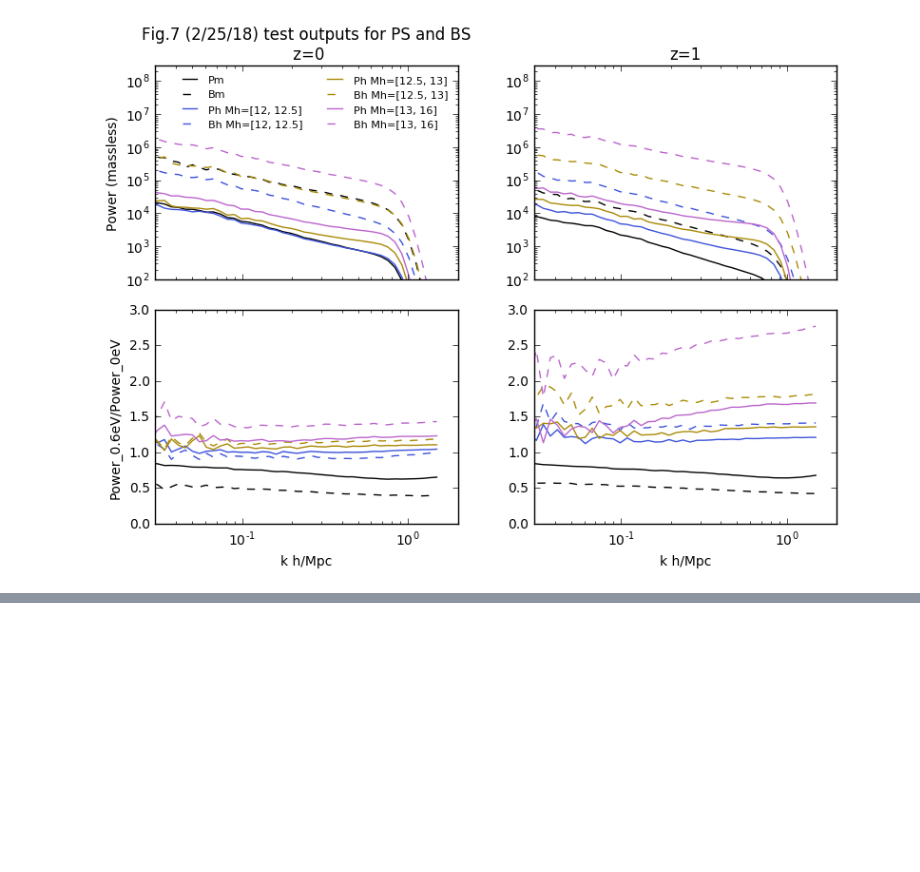
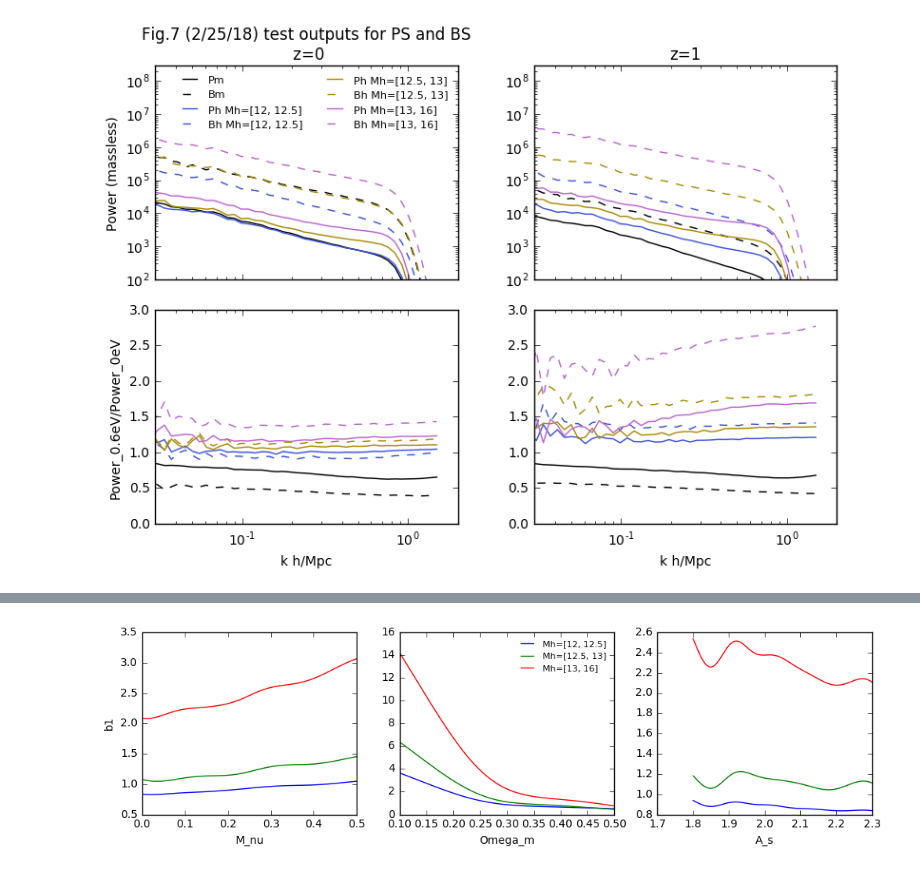
Before and after one commit to liuxx479/nubias, a Jupyter notebook: plot_bispec.ipynb, the cells around one changed output, grey strips where cells are left out. Cells and saved outputs as stored; diff of their text form; code cells hidden in the pictures; blank space fills up the shorter version.

```diff
--- a/plot_bispec.ipynb
+++ b/plot_bispec.ipynb
@@ -330,0 +396,28 @@ show()
+# %%
+idata = loadtxt('cosmological_parameters_b1.txt') #mnv, om, As, si8, b1a, b1b, b1c
+emulator = WLanalysis.buildInterpolator(obs_arr=idata[:-1, 4:], cosmo_params=idata[:-1, :3])
+# %%
+f,(ax1, ax2, ax3) = subplots(1,3, figsize=(12,3))
+
+mnv_arr = linspace(0,0.5,100)
+om_arr = linspace(0.1, 0.5, 100)
+As_arr = linspace(1.8, 2.3, 100)
+
+b1_mnv = array([emulator( (imnv,0.3,2.1)) for imnv in mnv_arr])
+b1_om = array([emulator( (0.1,iom,2.1)) for iom in om_arr])
+b1_As = array([emulator( (0.1,0.3,iAs)) for iAs in As_arr])
+
+b1labels =['Mh=[12, 12.5]', 'Mh=[12.5, 13]', 'Mh=[13, 16]']
+for i in range(3):
+    ax1.plot(mnv_arr, b1_mnv.T[i])
+    ax2.plot(om_arr, b1_om.T[i],label=b1labels[i])
+    ax3.plot(As_arr, b1_As.T[i])
+ax2.legend(loc=1,frameon=0,fontsize=10)
+ax1.set_ylabel('b1')
+ax1.set_xlabel('M_nu')
+ax2.set_xlabel('Omega_m')
+ax3.set_xlabel('A_s')
+
+show()
+# %% [output]
+[figure, added]
```
Also changed, not shown: parts of 2 cells of this notebook.
